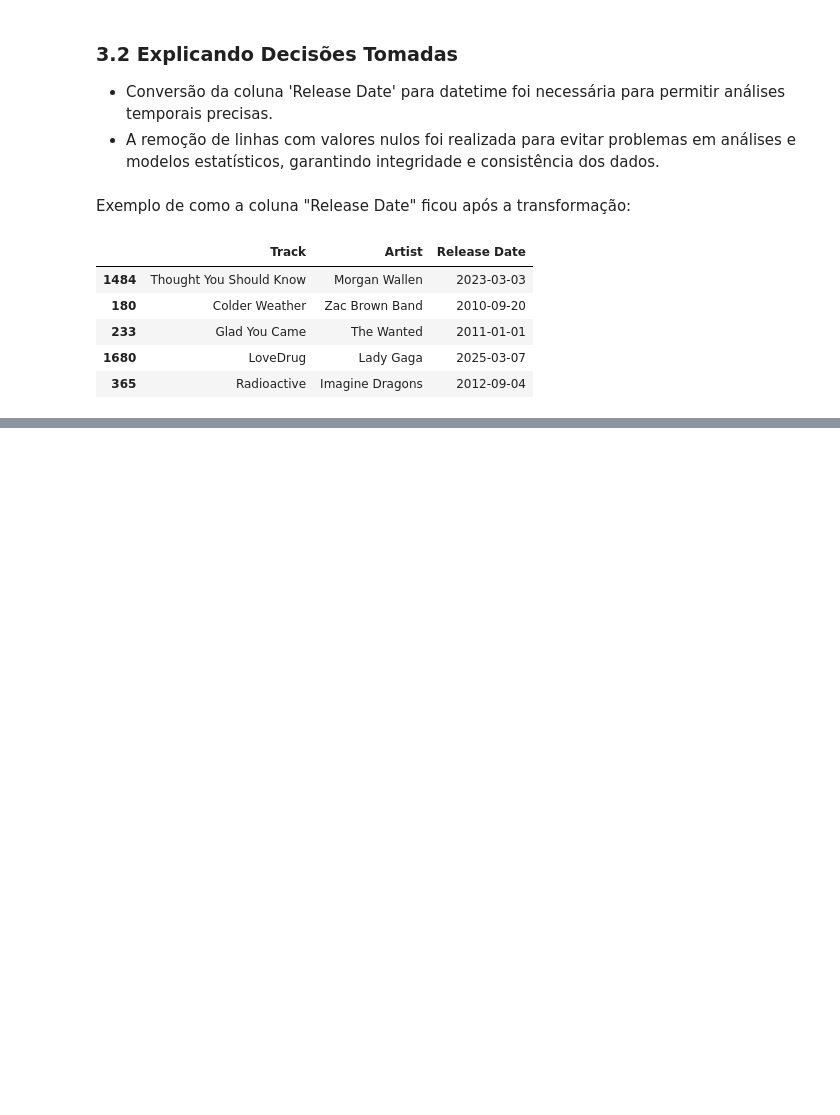
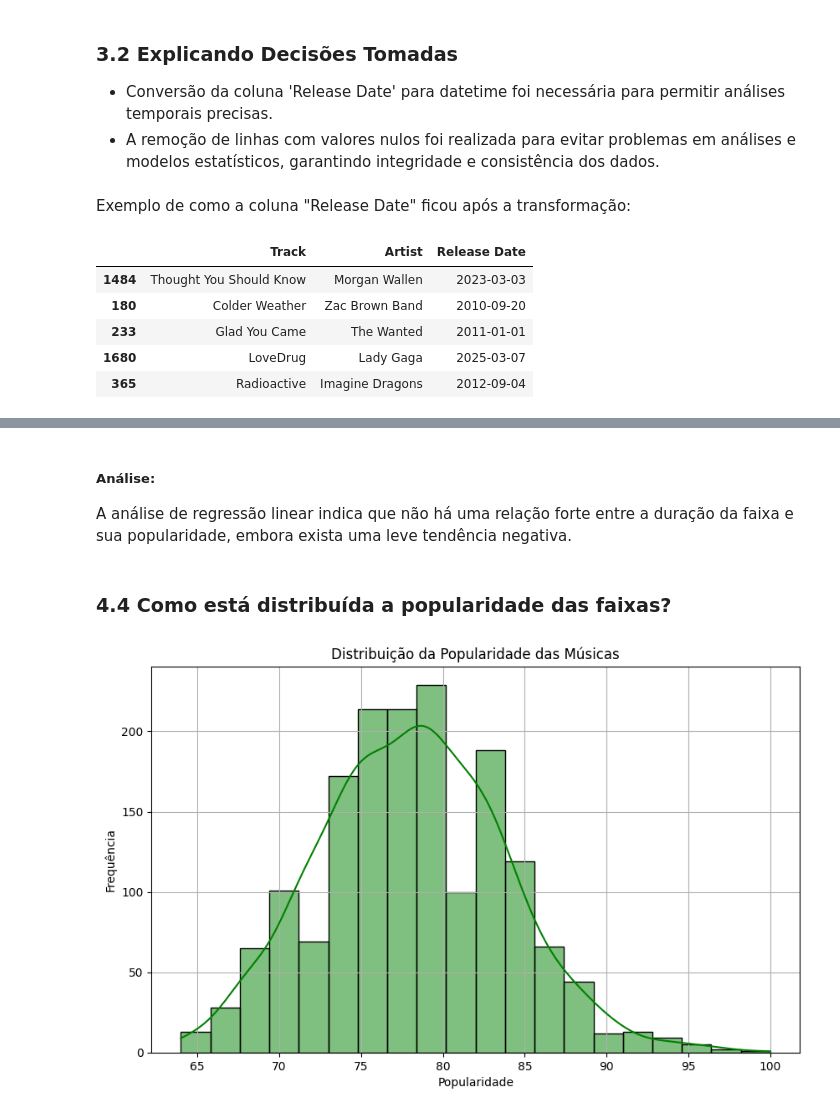
Before and after one commit to laberttt/Music-Data-Analytics, a Jupyter notebook: presentation.ipynb, the cells around one changed output, grey strips where cells are left out. Saved outputs shown, nothing was run; the diff lists cells and outputs as text; code cells hidden in the pictures; blank space fills up the shorter version.

```diff
--- a/presentation.ipynb
+++ b/presentation.ipynb
@@ -213,0 +274,16 @@ df[['Track', 'Artist', 'Release Date']].sample(5, random_state=42)
+# %% [markdown]
+<h5>Análise:</h5>
+
+A análise de regressão linear indica que não há uma relação forte entre a duração da faixa e sua popularidade, embora exista uma leve tendência negativa.
+# %% [markdown]
+<h3>4.4 Como está distribuída a popularidade das faixas?</h3>
+# %%
+plt.figure(figsize=(10,6))
+sns.histplot(df['Popularity'], bins=20, kde=True, color='green')
+plt.title('Distribuição da Popularidade das Músicas')
+plt.xlabel('Popularidade')
+plt.ylabel('Frequência')
+plt.grid()
+plt.show()
+# %% [output]
+[figure, added]
```
Also changed, not shown: parts of 12 cells of this notebook.
